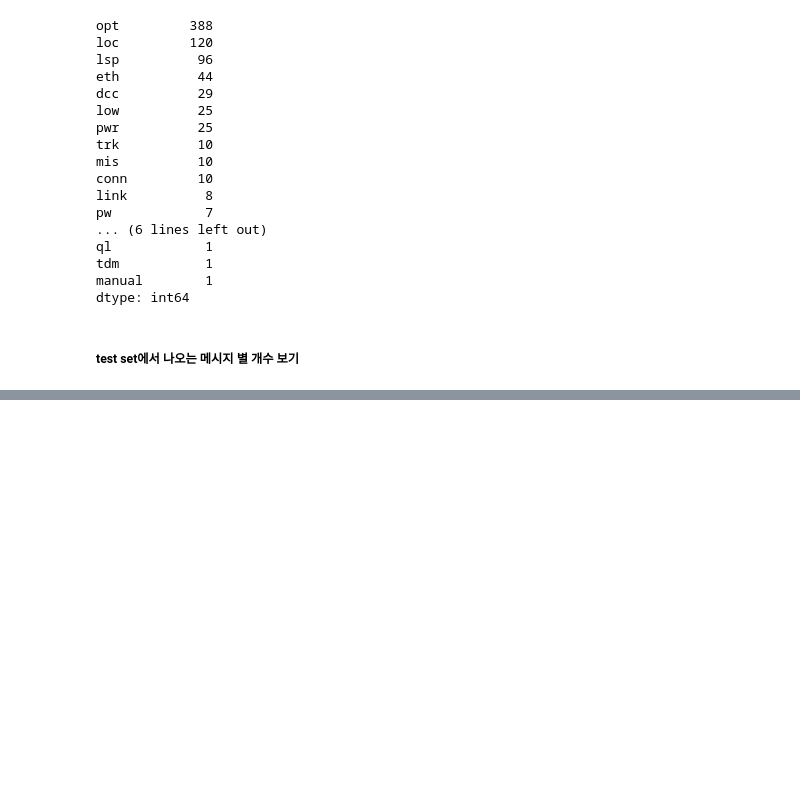
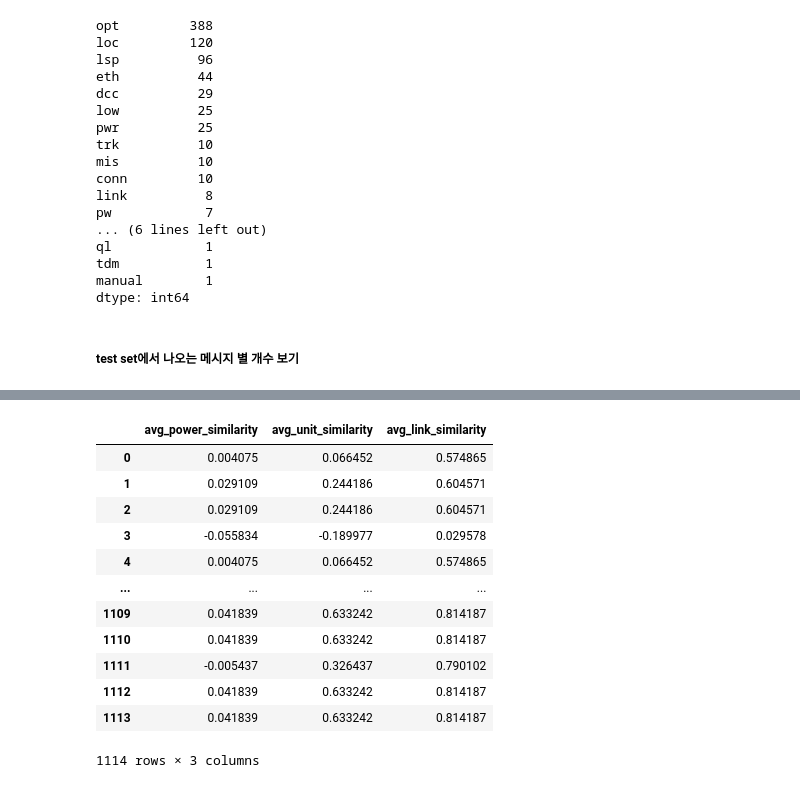
Before and after one commit to Hj9933/KT_ETRI, a Jupyter notebook: 분야2_전처리copy.ipynb, the cells around one changed output, grey strips where cells are left out. Saved outputs shown, nothing was run; the diff lists cells and outputs as text; code cells hidden in the pictures; blank space fills up the shorter version.

```diff
--- a/분야2_전처리copy.ipynb
+++ b/분야2_전처리copy.ipynb
@@ -612,0 +625,16 @@ df
+# %%
+df[['avg_power_similarity', 'avg_unit_similarity', 'avg_link_similarity']]
+# %% [output]
+|  | avg_power_similarity | avg_unit_similarity | avg_link_similarity |
+| 0 | 0.004075 | 0.066452 | 0.574865 |
+| 1 | 0.029109 | 0.244186 | 0.604571 |
+| 2 | 0.029109 | 0.244186 | 0.604571 |
+| 3 | -0.055834 | -0.189977 | 0.029578 |
+| 4 | 0.004075 | 0.066452 | 0.574865 |
+| ... | ... | ... | ... |
+| 1109 | 0.041839 | 0.633242 | 0.814187 |
+| 1110 | 0.041839 | 0.633242 | 0.814187 |
+| 1111 | -0.005437 | 0.326437 | 0.790102 |
+| 1112 | 0.041839 | 0.633242 | 0.814187 |
+| 1113 | 0.041839 | 0.633242 | 0.814187 |
+1114 rows × 3 columns
```
Also changed, not shown: parts of 25 cells of this notebook, 1 other file.
